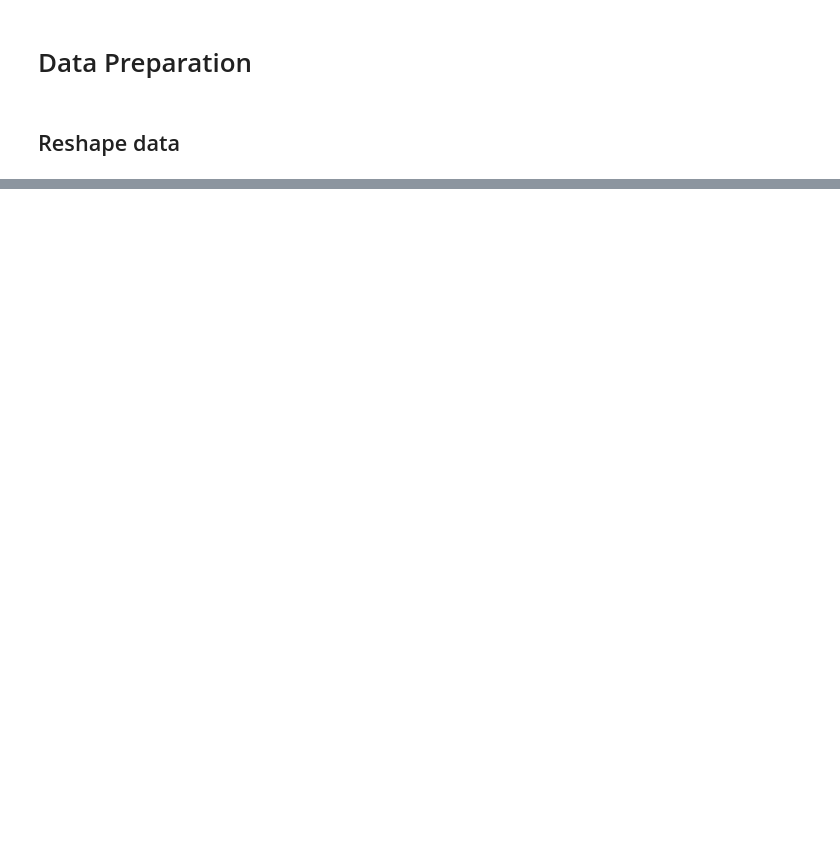
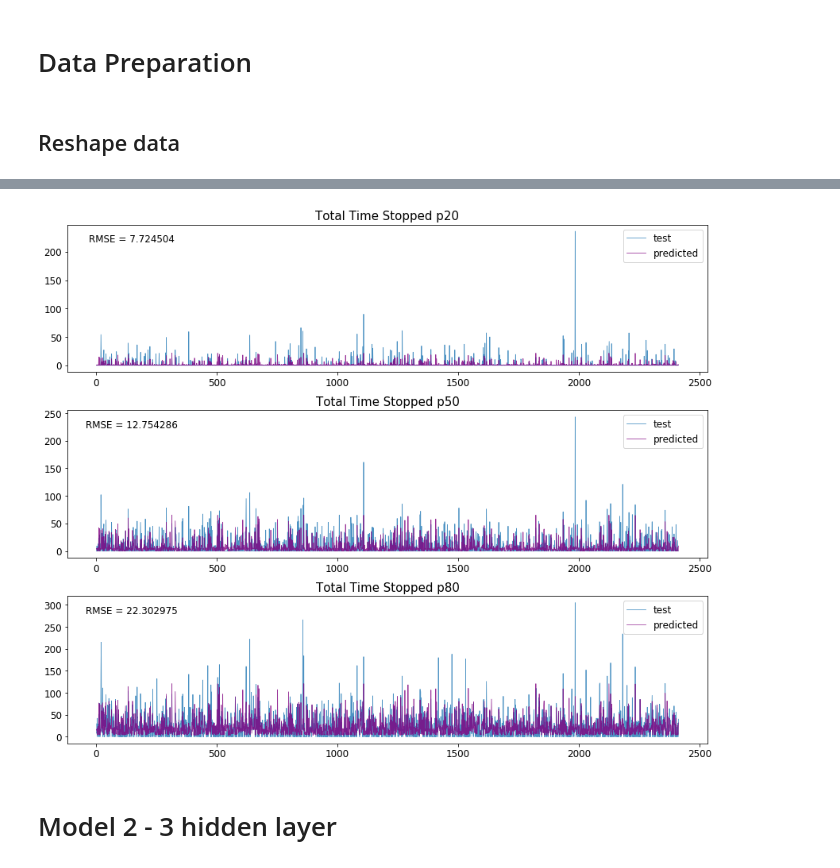
Before and after one commit to Loielaine/545project, a Jupyter notebook: LSTM.ipynb, the cells around one changed output, grey strips where cells are left out. Cells and saved outputs as stored; diff of their text form; code cells hidden in the pictures; blank space fills up the shorter version.

```diff
--- a/LSTM.ipynb
+++ b/LSTM.ipynb
@@ -128,0 +123,4 @@ plt.show()
+# %%
+y_pred1 = model1.predict(X_test)[:,1]
+# %%
+mse1 = mean_squared_error(y_test[:,1],y_pred1)
@@ -128,0 +131,4 @@ plt.show()
+# %%
+y_pred2 = model1.predict(X_test)[:,2]
+# %%
+mse2 = mean_squared_error(y_test[:,2],y_pred2)
@@ -128,0 +139,27 @@ plt.show()
+# %%
+fig, axs = plt.subplots(3,1,figsize=(12,10))
+axs[0].plot(y_test[:,0],label='test', linewidth=0.8,alpha=0.8)
+axs[0].plot(y_pred0,label='predicted', linewidth=0.8,alpha=0.8,color='purple')
+axs[1].plot(y_test[:,1],label='test', linewidth=0.8,alpha=0.8)
+axs[1].plot(y_pred1,label='predicted', linewidth=0.8,alpha=0.8,color='purple')
+axs[2].plot(y_test[:,2],label='test', linewidth=0.8,alpha=0.8)
+axs[2].plot(y_pred2,label='predicted', linewidth=0.8,alpha=0.8,color='purple')
+axs[0].legend(loc =1,fontsize=12)
+axs[1].legend(loc =1,fontsize=12)
+axs[2].legend(loc =1,fontsize=12)
+axs[0].tick_params(labelsize=12)
+axs[1].tick_params(labelsize=12)
+axs[2].tick_params(labelsize=12)
+axs[0].set_title('Total Time Stopped p20',fontsize=15)
+axs[1].set_title('Total Time Stopped p50',fontsize=15)
+axs[2].set_title('Total Time Stopped p80',fontsize=15)
+plt.text(0.1, 0.9,'RMSE = %f' %np.sqrt(mse0), ha='center', va='center', transform=axs[0].transAxes,fontsize=12)
+plt.text(0.1, 0.9,'RMSE = %f' %np.sqrt(mse1), ha='center', va='center', transform=axs[1].transAxes,fontsize=12)
+plt.text(0.1, 0.9,'RMSE = %f' %np.sqrt(mse2), ha='center', va='center', transform=axs[2].transAxes,fontsize=12)
+fig.tight_layout()
+fig.subplots_adjust(top=0.95)
+plt.show()
+# %% [output]
+[figure, added]
+# %% [markdown]
+# Model 2 - 3 hidden layer
```
Also changed, not shown: parts of 99 cells of this notebook.
